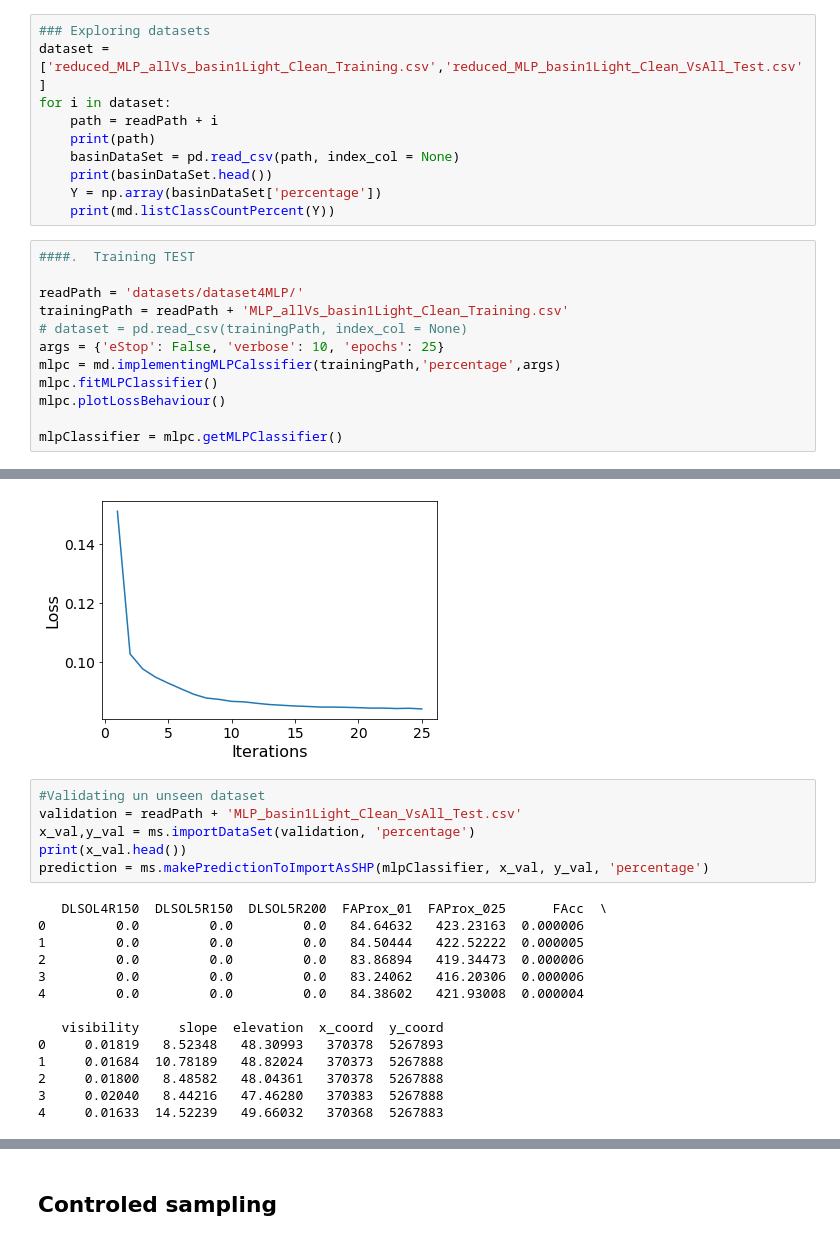
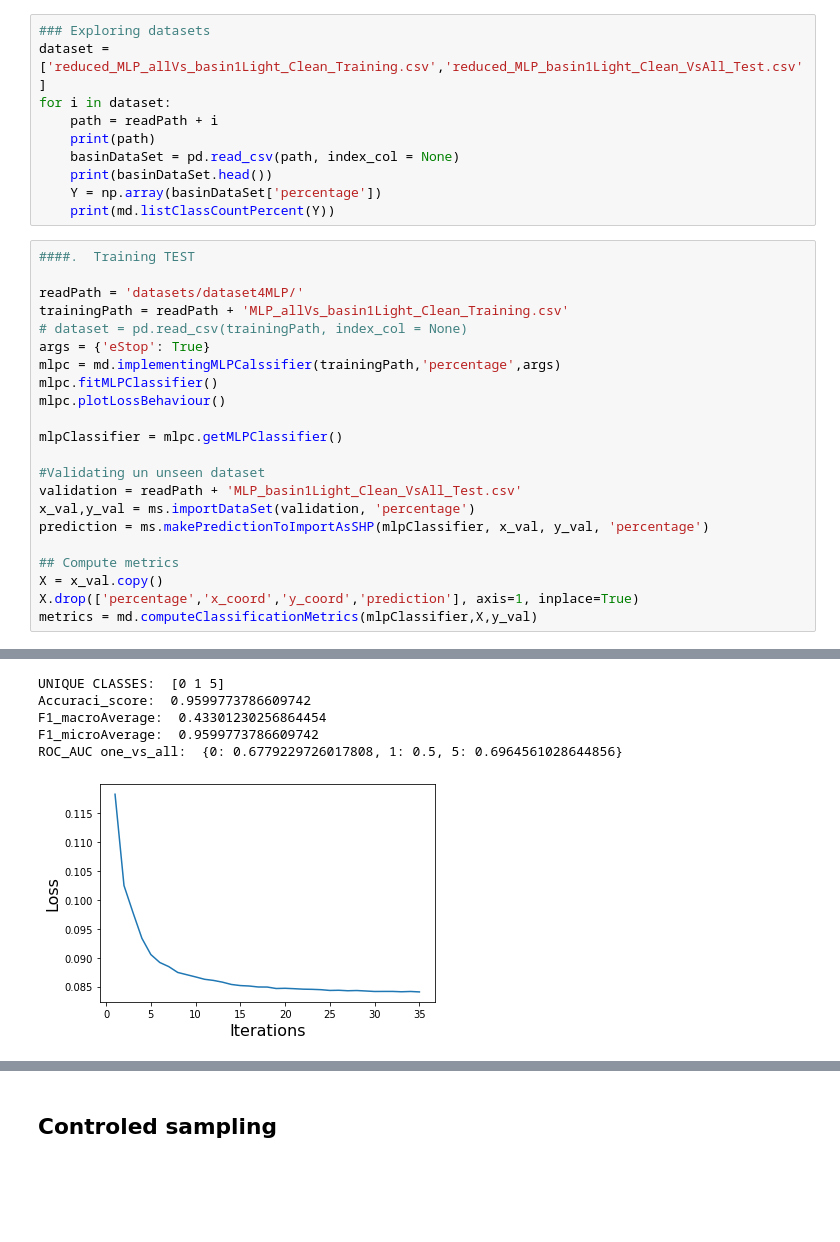
Before and after one commit to Abdielfer/FloodProbabRNCanAbd, a Jupyter notebook: main.ipynb, the cells around one changed output, grey strips where cells are left out. Cells and saved outputs as stored; diff of their text form; blank space fills up the shorter version.

```diff
--- a/main.ipynb
+++ b/main.ipynb
@@ -182,12 +182,22 @@ for i in dataset:
 readPath = 'datasets/dataset4MLP/'
 trainingPath = readPath + 'MLP_allVs_basin1Light_Clean_Training.csv'
 # dataset = pd.read_csv(trainingPath, index_col = None)
-args = {'eStop': False, 'verbose': 10, 'epochs': 25}
+args = {'eStop': True}
 mlpc = md.implementingMLPCalssifier(trainingPath,'percentage',args)
 mlpc.fitMLPClassifier()
 mlpc.plotLossBehaviour()
 
 mlpClassifier = mlpc.getMLPClassifier()
+
+#Validating un unseen dataset
+validation = readPath + 'MLP_basin1Light_Clean_VsAll_Test.csv'
+x_val,y_val = ms.importDataSet(validation, 'percentage')
+prediction = ms.makePredictionToImportAsSHP(mlpClassifier, x_val, y_val, 'percentage')
+
+## Compute metrics
+X = x_val.copy()
+X.drop(['percentage','x_coord','y_coord','prediction'], axis=1, inplace=True)
+metrics = md.computeClassificationMetrics(mlpClassifier,X,y_val)
 # %% [output]
 datasets/dataset4MLP/MLP_allVs_basin1Light_Clean_Training.csv
 percentage
@@ -209,21 +219,6 @@ Iteration 25, loss = 0.08401497
+UNIQUE CLASSES:  [0 1 5]
+Accuraci_score:  0.9599773786609742
+F1_macroAverage:  0.43301230256864454
+F1_microAverage:  0.9599773786609742
+ROC_AUC one_vs_all:  {0: 0.6779229726017808, 1: 0.5, 5: 0.6964561028644856}
-[figure, old version]
+[figure, new version]
-# %%
-#Validating un unseen dataset
-validation = readPath + 'MLP_basin1Light_Clean_VsAll_Test.csv'
-x_val,y_val = ms.importDataSet(validation, 'percentage')
-print(x_val.head())
-prediction = ms.makePredictionToImportAsSHP(mlpClassifier, x_val, y_val, 'percentage')
-# %% [output]
-   DLSOL4R150  DLSOL5R150  DLSOL5R200  FAProx_01  FAProx_025      FAcc  \
-0         0.0         0.0         0.0   84.64632   423.23163  0.000006
-1         0.0         0.0         0.0   84.50444   422.52222  0.000005
-2         0.0         0.0         0.0   83.86894   419.34473  0.000006
-3         0.0         0.0         0.0   83.24062   416.20306  0.000006
-4         0.0         0.0         0.0   84.38602   421.93008  0.000004
-
-   visibility     slope  elevation  x_coord  y_coord
-0     0.01819   8.52348   48.30993   370378  5267893
-1     0.01684  10.78189   48.82024   370373  5267888
-2     0.01800   8.48582   48.04361   370378  5267888
-3     0.02040   8.44216   47.46280   370383  5267888
-4     0.01633  14.52239   49.66032   370368  5267883
```
Also changed, not shown: parts of 4 cells of this notebook, 1 other file.
